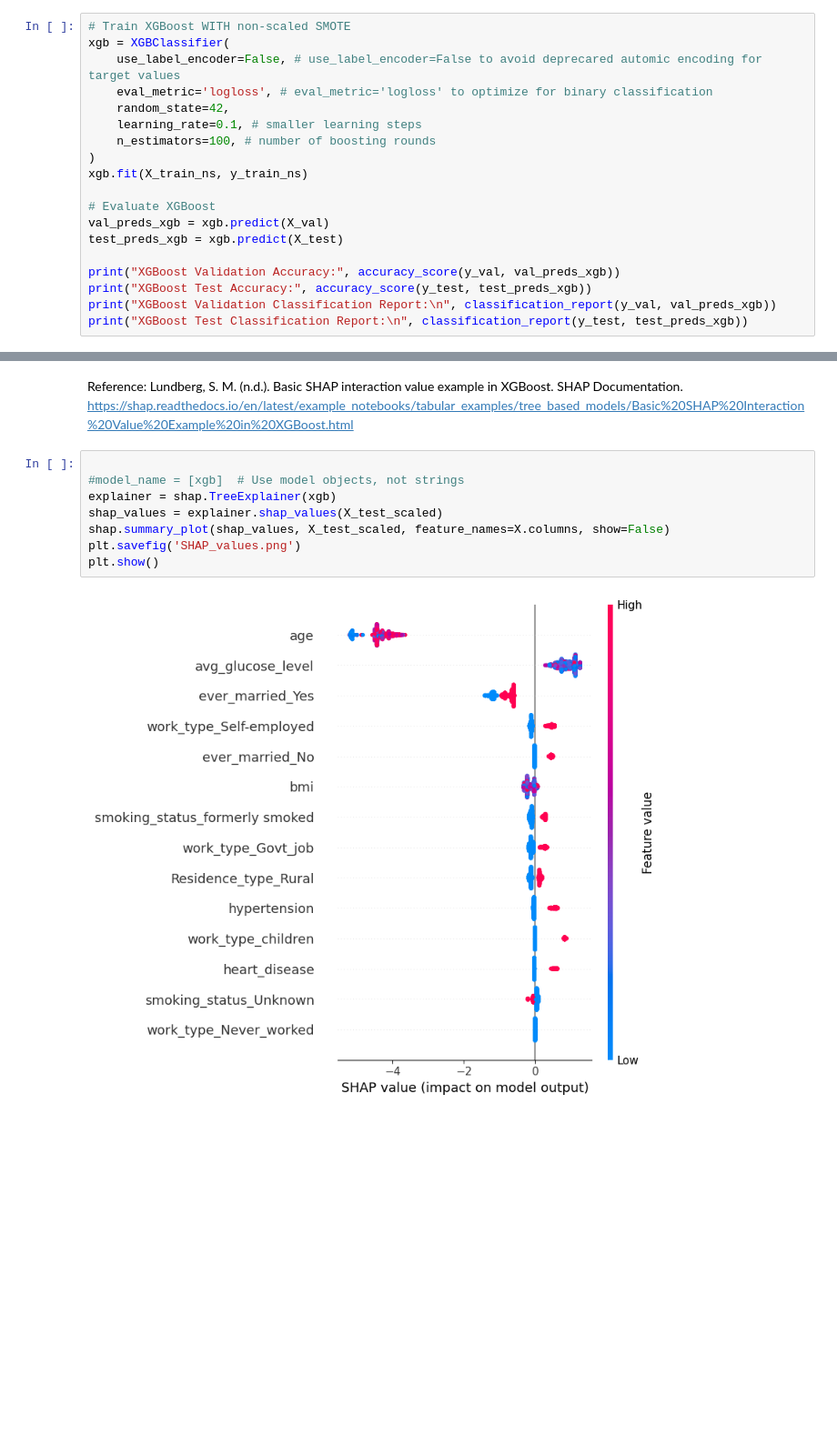
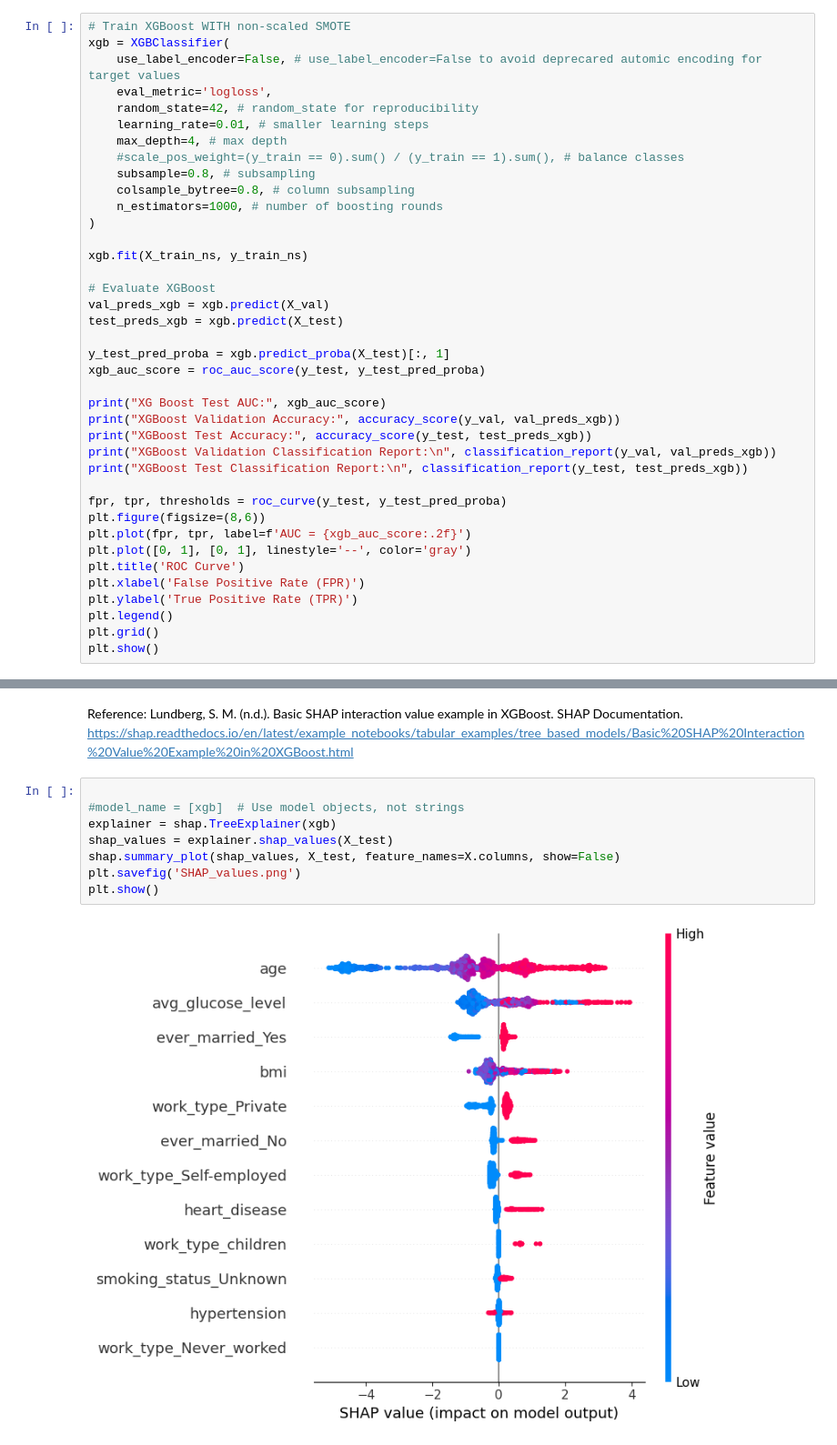
Before and after one commit to Team-6-AAI-501/strokeprediction, a Jupyter notebook: jupyternotebook/aai501StrokePrediction.ipynb, the cells around one changed output, grey strips where cells are left out. Shown at 91% size. Drawn from its saved outputs; the diff is of its cells as text; blank space fills up the shorter version.

Commit message:
add scipt for auc score and roc curve

```diff
--- a/jupyternotebook/aai501StrokePrediction.ipynb
+++ b/jupyternotebook/aai501StrokePrediction.ipynb
@@ -528,19 +560,39 @@ In this dataset, age has the strongest positive contributor to stroke risk.
 # Train XGBoost WITH non-scaled SMOTE
 xgb = XGBClassifier(
     use_label_encoder=False, # use_label_encoder=False to avoid deprecared automic encoding for target values
-    eval_metric='logloss', # eval_metric='logloss' to optimize for binary classification
-    random_state=42,
-    learning_rate=0.1, # smaller learning steps
-    n_estimators=100, # number of boosting rounds
+    eval_metric='logloss',
+    random_state=42, # random_state for reproducibility
+    learning_rate=0.01, # smaller learning steps
+    max_depth=4, # max depth
+    #scale_pos_weight=(y_train == 0).sum() / (y_train == 1).sum(), # balance classes
+    subsample=0.8, # subsampling
+    colsample_bytree=0.8, # column subsampling
+    n_estimators=1000, # number of boosting rounds
 )
+
 xgb.fit(X_train_ns, y_train_ns)
 
 # Evaluate XGBoost
 val_preds_xgb = xgb.predict(X_val)
 test_preds_xgb = xgb.predict(X_test)
 
+y_test_pred_proba = xgb.predict_proba(X_test)[:, 1]
+xgb_auc_score = roc_auc_score(y_test, y_test_pred_proba)
+
+print("XG Boost Test AUC:", xgb_auc_score)
 print("XGBoost Validation Accuracy:", accuracy_score(y_val, val_preds_xgb))
 print("XGBoost Test Accuracy:", accuracy_score(y_test, test_preds_xgb))
 print("XGBoost Validation Classification Report:\n", classification_report(y_val, val_preds_xgb))
 print("XGBoost Test Classification Report:\n", classification_report(y_test, test_preds_xgb))
+
+fpr, tpr, thresholds = roc_curve(y_test, y_test_pred_proba)
+plt.figure(figsize=(8,6))
+plt.plot(fpr, tpr, label=f'AUC = {xgb_auc_score:.2f}')
+plt.plot([0, 1], [0, 1], linestyle='--', color='gray')
+plt.title('ROC Curve')
+plt.xlabel('False Positive Rate (FPR)')
+plt.ylabel('True Positive Rate (TPR)')
+plt.legend()
+plt.grid()
+plt.show()
 # %% [output]
@@ -721,10 +774,10 @@ Lundberg, S. M. (n.d.). Basic SHAP interaction value example in XGBoost. SHAP Do
 # %%
 
 #model_name = [xgb]  # Use model objects, not strings
 explainer = shap.TreeExplainer(xgb)
-shap_values = explainer.shap_values(X_test_scaled)
-shap.summary_plot(shap_values, X_test_scaled, feature_names=X.columns, show=False)
+shap_values = explainer.shap_values(X_test)
+shap.summary_plot(shap_values, X_test, feature_names=X.columns, show=False)
 plt.savefig('SHAP_values.png')
 plt.show()
 # %% [output]
-[figure, old version]
+[figure, new version]
```
Also changed, not shown: parts of 17 cells of this notebook.
